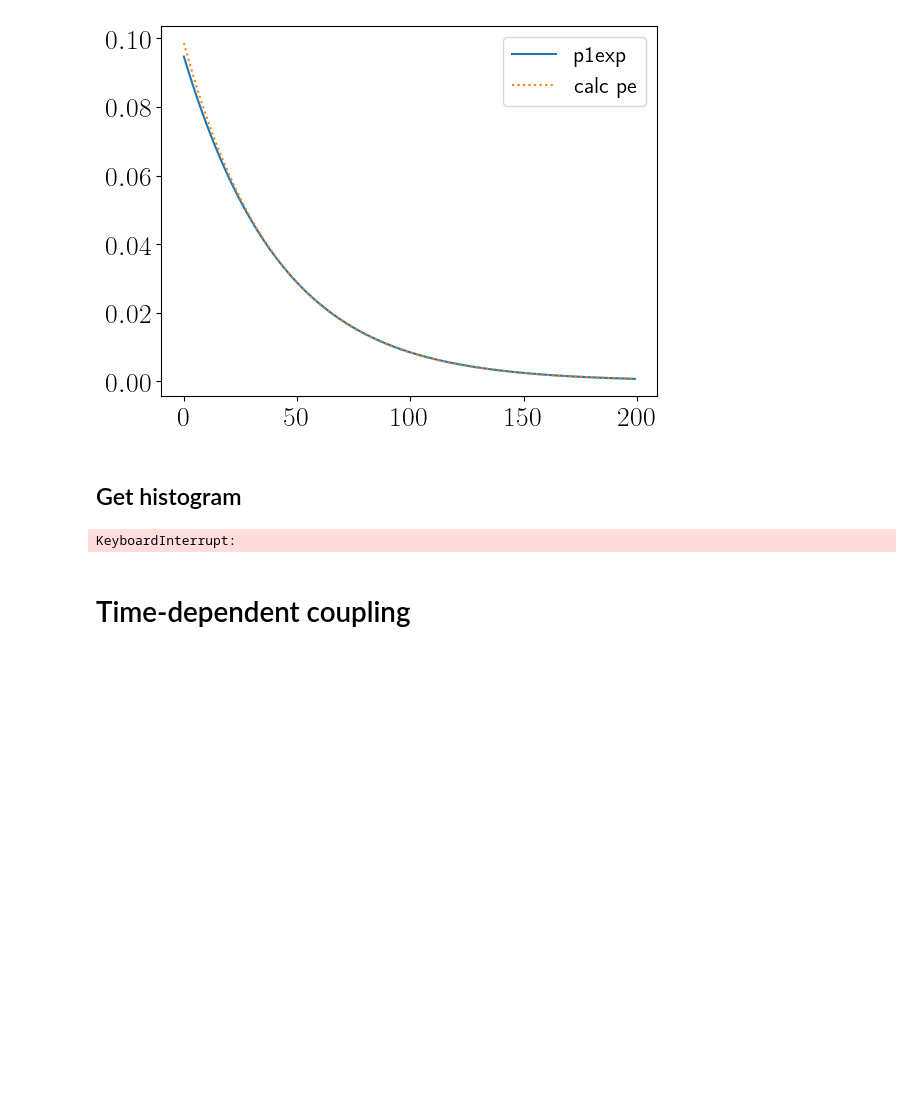
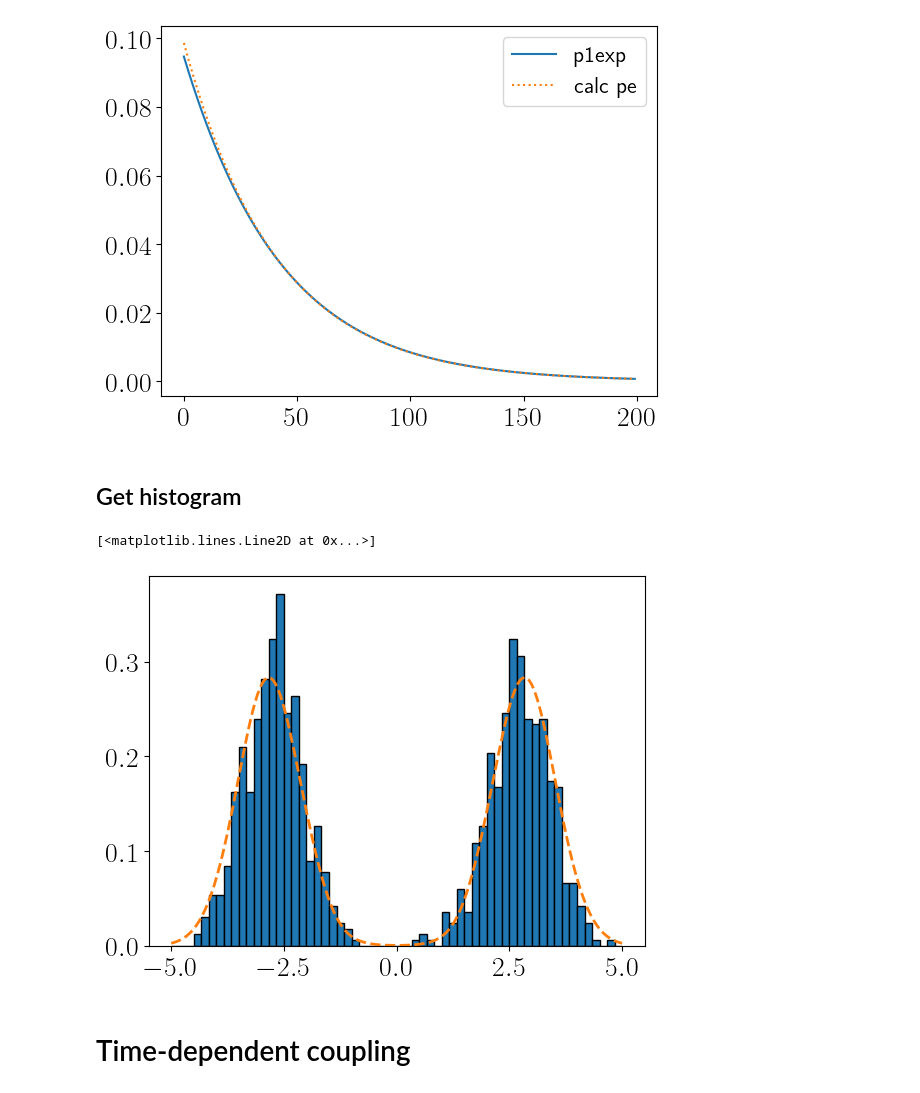
Before and after one commit to ingstra/qubitdyne, a Jupyter notebook: constant_vs_timedep.ipynb, the cells around one changed output. Cells and saved outputs as stored; diff of their text form; code cells hidden in the pictures; blank space fills up the shorter version.

```diff
--- a/constant_vs_timedep.ipynb
+++ b/constant_vs_timedep.ipynb
@@ -227,31 +222,24 @@ def get_measurements(U_ints, weights, rotangl):
 # %%
 #get one histogram
 k=5
 
 #select quadrature
 rotangle = 0
 measurements = get_measurements(U_ints, weights,rotangle)
 plt.hist(np.array(measurements),60,[-k,k],density=True, edgecolor='k')
 
 x=np.linspace(-k,k,500)
 
 # ideal distribution from Wigner marginal
 x=np.linspace(-5,5,200)
 dx = np.diff(x)[0]
 W = wigner(initial_cavity, x, x)
 
 marginal = np.trapz(W,x, axis=0)
 plt.plot(x, marginal, 'C1--',linewidth=2)
-
-# ideal cdf from marginal
-cdf = np.cumsum(marginal)*dx
-cdf_func = interp1d(x, cdf, fill_value="extrapolate")
-
-#Kolmogorov-Smirnov statistic
-ks_stat = kstest(measurements, cdf_func)[0]
-ks_stat
 # %% [output]
-KeyboardInterrupt:
+[<matplotlib.lines.Line2D at 0x...>]
+[figure, added]
 # %% [markdown]
 # Time-dependent coupling
 # %%
```
Also changed, not shown: parts of 15 cells of this notebook.
